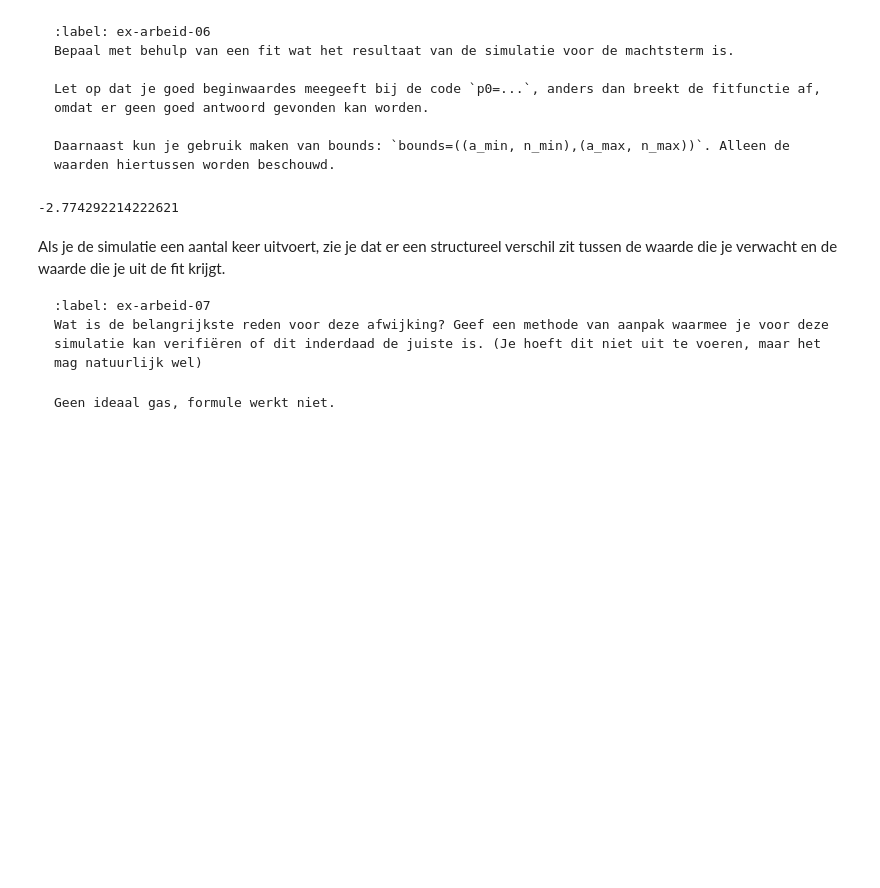
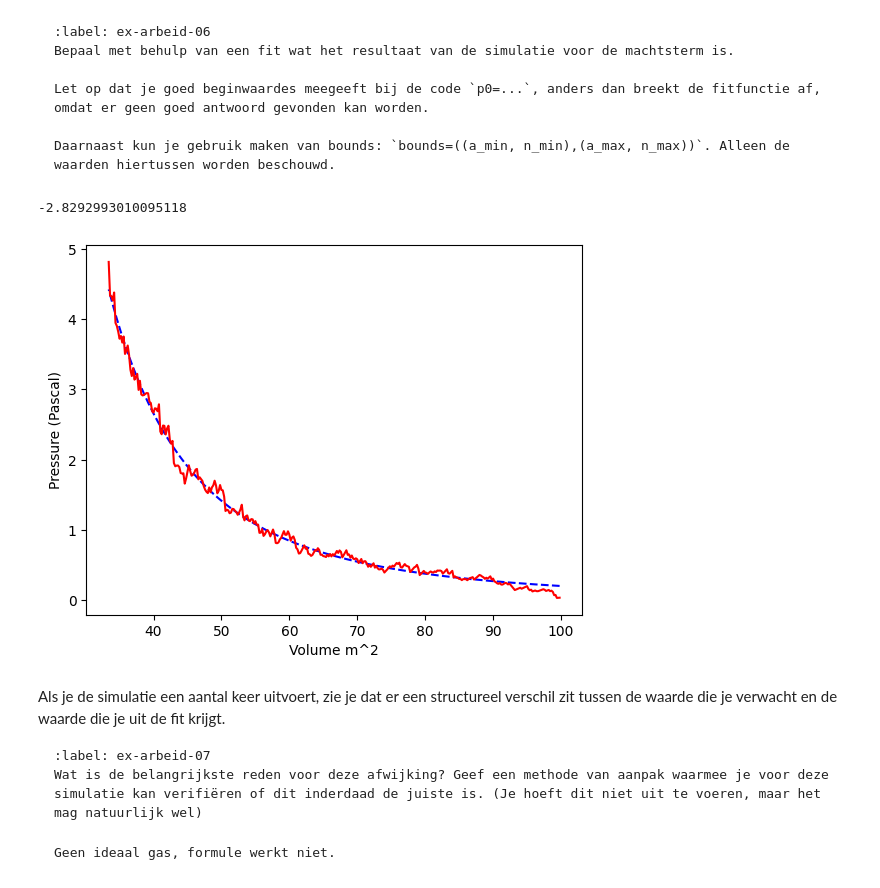
Before and after one commit to ebepolman-bit/Ebun, a Jupyter notebook: Content/PySim/7_arbeid.ipynb, the cells around one changed output. Cells and saved outputs as stored; diff of their text form; code cells hidden in the pictures; blank space fills up the shorter version.

```diff
--- a/Content/PySim/7_arbeid.ipynb
+++ b/Content/PySim/7_arbeid.ipynb
@@ -415,14 +415,22 @@ Daarnaast kun je gebruik maken van bounds: `bounds=((a_min, n_min),(a_max, n_max
 # %%
 def power_law(vol, a, n):
     """ de fitfunctie voor het P,V-diagram """
     return a * (vol)**n
 
 popt, pcov = curve_fit(power_law,volumes, pressures)
 print(popt[1])
 
 #your code/answer
+
+plt.figure()
+plt.xlabel('Volume ''m^2')
+plt.ylabel('Pressure ' '(Pascal)')
+plt.plot(volumes,power_law(volumes, popt[0], popt[1]), "--b")
+plt.plot(volumes, pressures, '-r')
+plt.show()
 # %% [output]
--2.774292214222621
+-2.8292993010095118
+[figure, added]
 # %% [markdown]
 Als je de simulatie een aantal keer uitvoert, zie je dat er een structureel verschil zit tussen de waarde die je verwacht en de waarde die je uit de fit krijgt.
 
```
Also changed, not shown: parts of 6 cells of this notebook.
